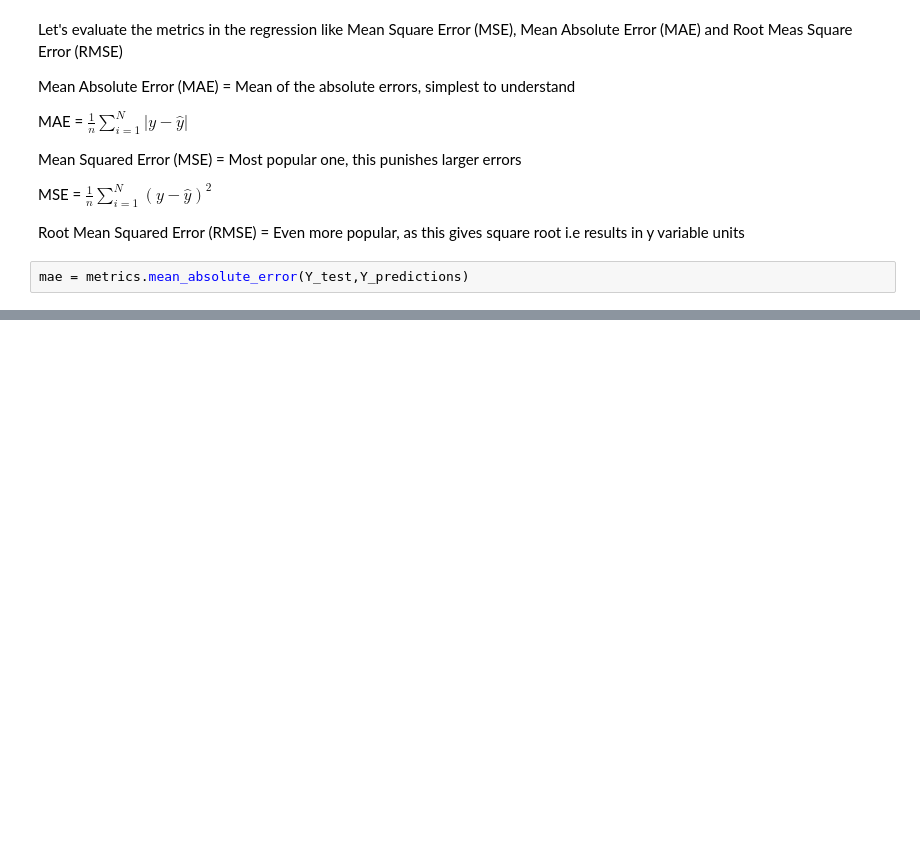
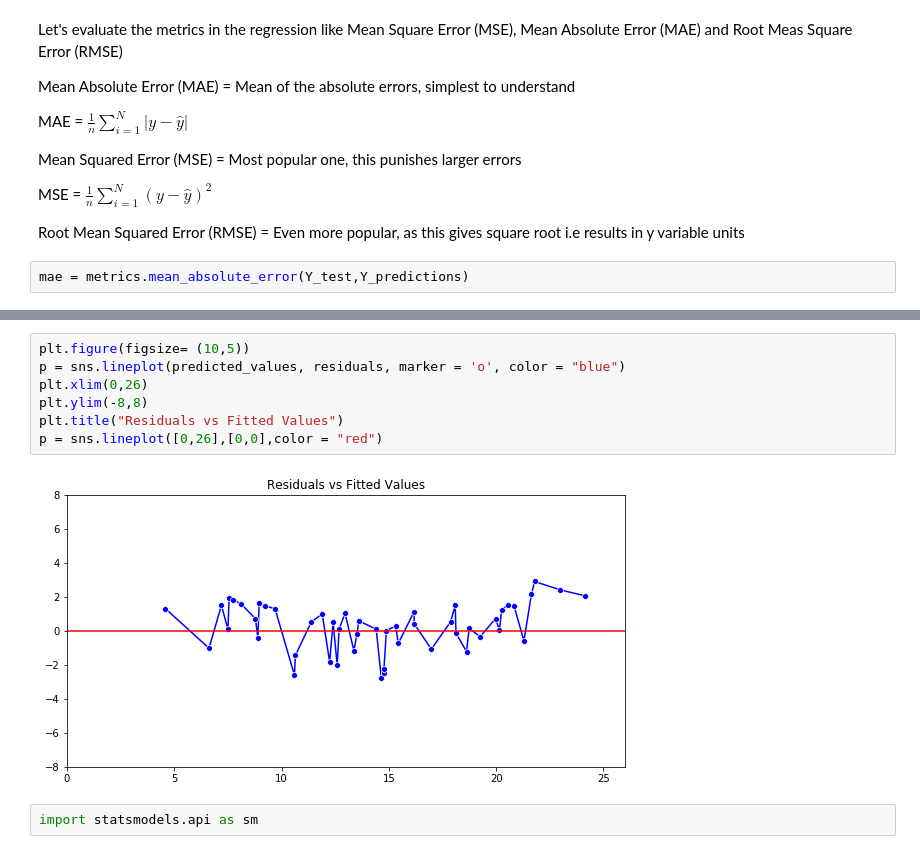
Before and after one commit to ssshahani/Exploratory-Analysis, a Jupyter notebook: Linear Regression.ipynb, the cells around one changed output, grey strips where cells are left out. Saved outputs shown, nothing was run; the diff lists cells and outputs as text; blank space fills up the shorter version.

```diff
--- a/Linear Regression.ipynb
+++ b/Linear Regression.ipynb
@@ -234,0 +312,11 @@ rmse
+# %%
+plt.figure(figsize= (10,5))
+p = sns.lineplot(predicted_values, residuals, marker = 'o', color = "blue")
+plt.xlim(0,26)
+plt.ylim(-8,8)
+plt.title("Residuals vs Fitted Values")
+p = sns.lineplot([0,26],[0,0],color = "red")
+# %% [output]
+[figure, added]
+# %%
+import statsmodels.api as sm
```
Also changed, not shown: parts of 23 cells of this notebook.
